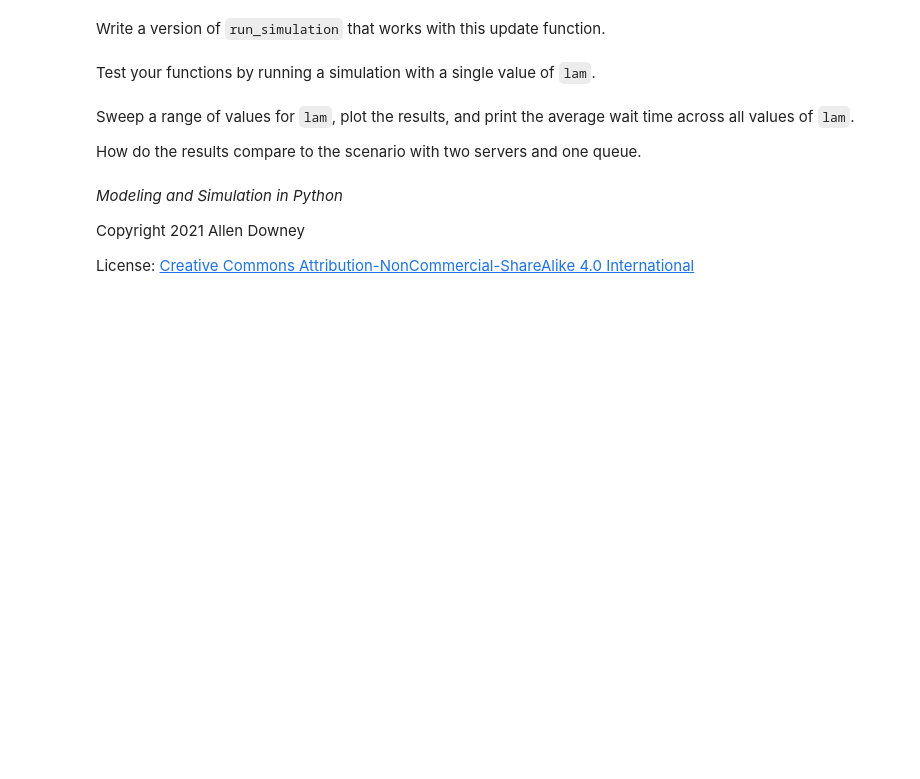
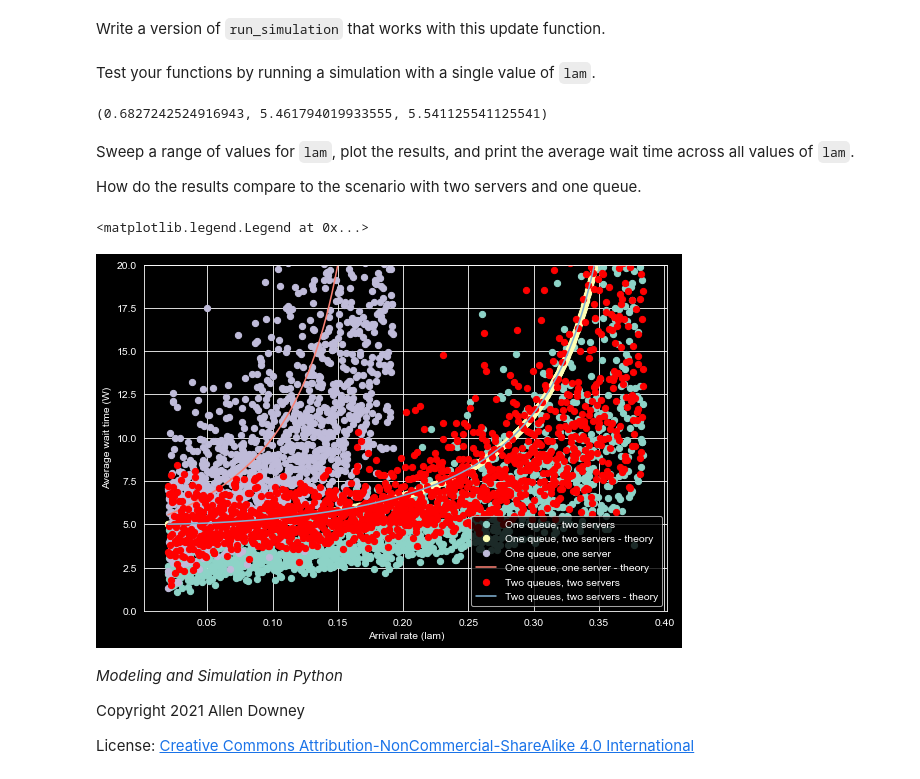
Before and after one commit to brash99/phys441, a Jupyter notebook: JupyterNotebooks/Week9and10/queue.ipynb, the cells around one changed output. Cells and saved outputs as stored; diff of their text form; code cells hidden in the pictures; blank space fills up the shorter version.

```diff
--- a/JupyterNotebooks/Week9and10/queue.ipynb
+++ b/JupyterNotebooks/Week9and10/queue.ipynb
@@ -329,12 +379,14 @@ def sweep_lambda_two_queues(lam_array, mu, update_func):
     returns: SweepSeries of average wait times
     """
     sweep = SweepSeries()
+    sweep_th = SweepSeries()
     for lam in lam_array:
         system = make_system(lam, mu)
         results = run_simulation_two_queues(system, update_func)
-        L, W = compute_metrics(results, system)
+        L, W, Wth = compute_metrics(results, system, n_queues)
         sweep[lam] = W
-    return sweep
+        sweep_th[lam] = Wth
+    return sweep, sweep_th
 # %% [markdown]
 Write a version of `run_simulation` that works with this update function.
 # %%
@@ -359,23 +411,30 @@ Test your functions by running a simulation with a single value of `lam`.
 # %%
 system = make_system(1/8, 1/5)
 results = run_simulation_two_queues(system, update_two_servers_two_queues)
-compute_metrics(results, system)
+compute_metrics(results, system, n_queues)
+# %% [output]
+(0.6827242524916943, 5.461794019933555, 5.541125541125541)
 # %% [markdown]
 Sweep a range of values for `lam`, plot the results, and print the average wait time across all values of `lam`.
 
 How do the results compare to the scenario with two servers and one queue.
 # %%
-lam_array_two_queues_two_servers = np.linspace(0.1*system.mu, 1.6*system.mu, nbins)
-sweep_two_queues_two_servers = sweep_lambda_two_queues(lam_array_two_queues_two_servers, system.mu, update_two_servers_two_queues)
+lam_array_two_queues_two_servers = np.linspace(0.1*system.mu, 2*upper_percentage*system.mu, nbins)
+sweep_two_queues_two_servers, sweep_two_queues_two_servers_th = sweep_lambda_two_queues(lam_array_two_queues_two_servers, system.mu, update_two_servers_two_queues)
 # %%
 sweep_one_queue_two_servers.plot(style='o', label='One queue, two servers')
+sweep_one_queue_two_servers_th.plot(style='o', label='One queue, two servers - theory')
 sweep.plot(style='o', label='One queue, one server')
-plot_W(lam_array, system.mu)
-sweep_two_queues_two_servers.plot(style='o', label='Two queues, two servers')
+sweep_th.plot(style='-', label='One queue, one server - theory')
+sweep_two_queues_two_servers.plot(style='ro', label='Two queues, two servers')
+sweep_two_queues_two_servers_th.plot(style='-', label='Two queues, two servers - theory')
 plt.xlabel('Arrival rate (lam)')
 plt.ylabel('Average wait time (W)')
-plt.ylim(0)
+plt.ylim(0,20)
 plt.legend()
+# %% [output]
+<matplotlib.legend.Legend at 0x...>
+[figure, added]
 # %%
 # Solution goes here
 # %% [markdown]
```
Also changed, not shown: parts of 14 cells of this notebook, 6 other files.
